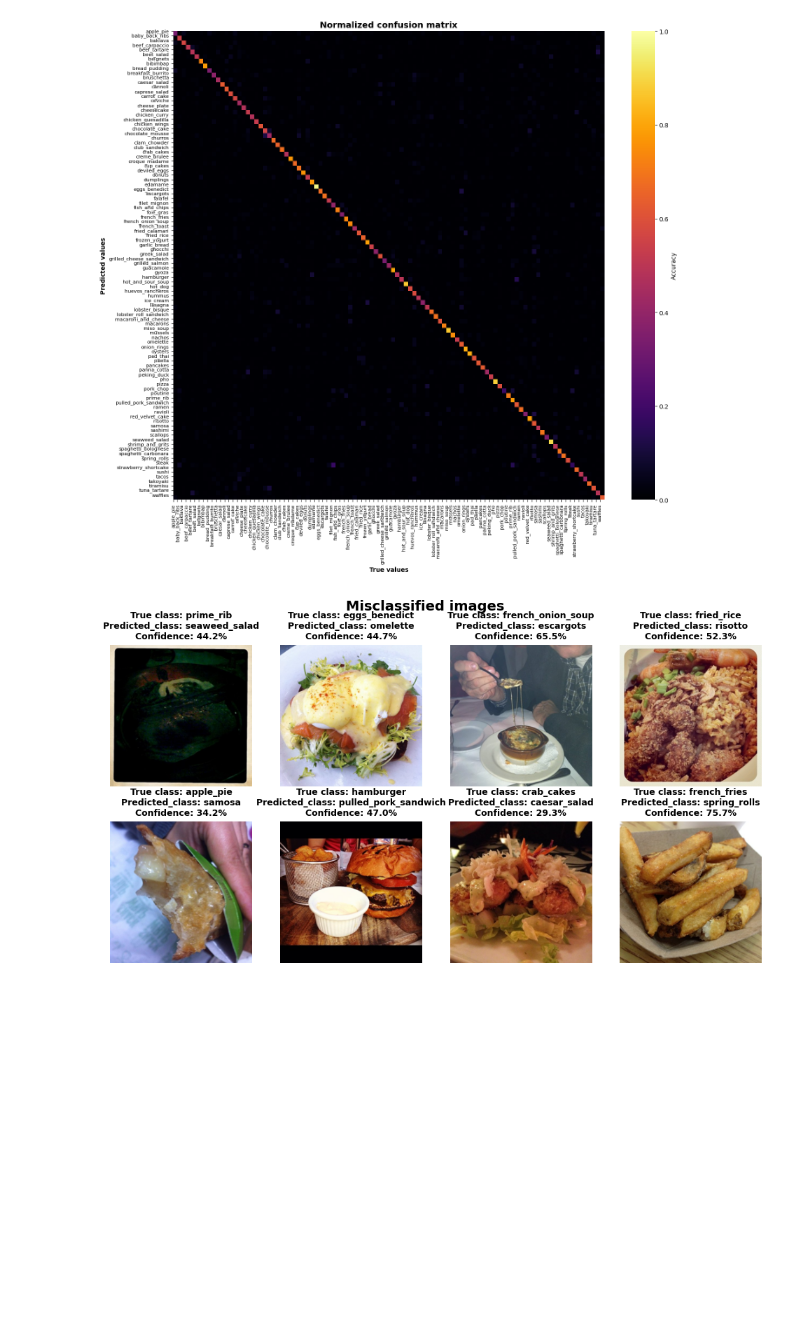
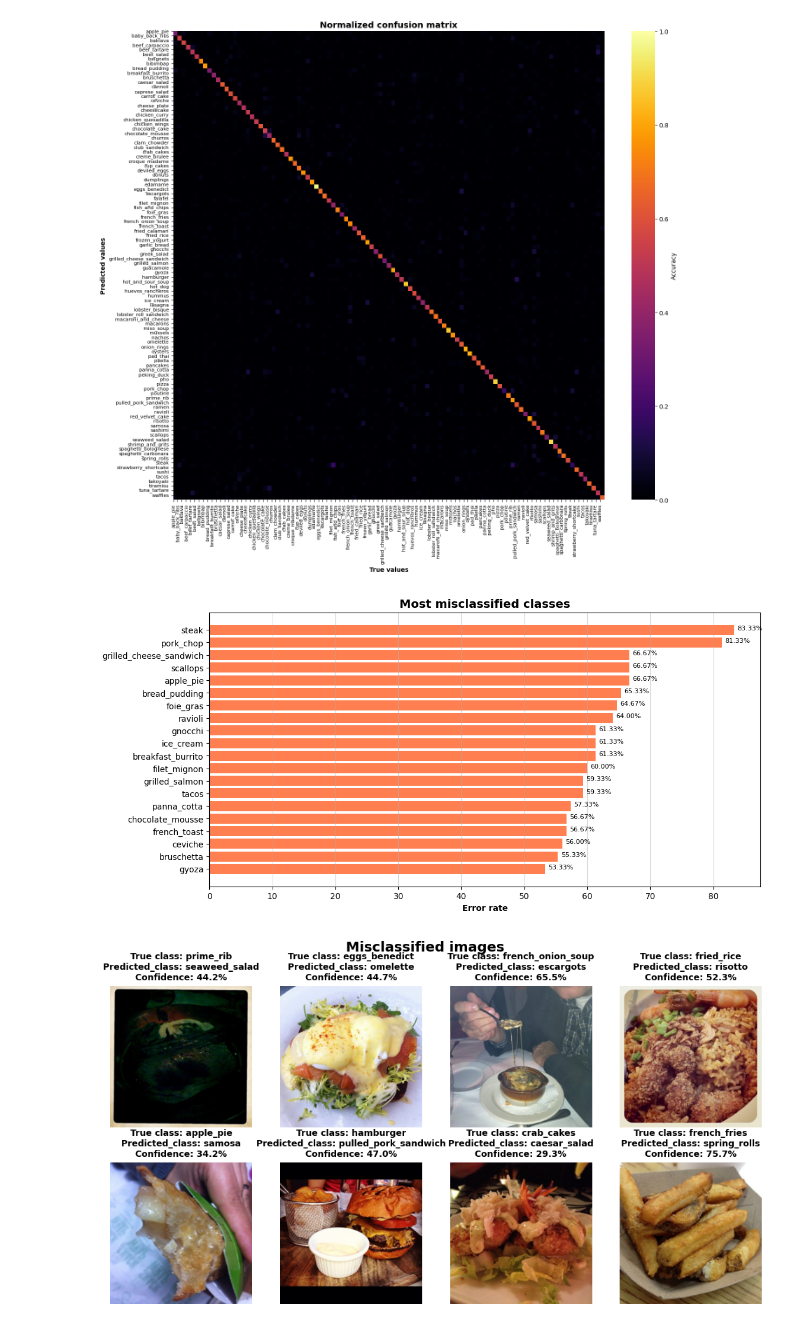
Before and after one commit to mm0narch/me-food, a Jupyter notebook: src/model_training/notebook.ipynb, the cells around one changed output. Drawn from its saved outputs; the diff is of its cells as text; code cells hidden in the pictures; blank space fills up the shorter version.

```diff
--- a/src/model_training/notebook.ipynb
+++ b/src/model_training/notebook.ipynb
@@ -562,9 +562,27 @@ misclassified_df=misclassified_df.sort_values('error_rate', ascending=False)
 
 misclassified_df.to_csv(f'{SAVE_RESULTS_PATH}/misclassified_df.csv', index=False)
 # %%
-fig, ax=plt.subplots(1, 2, figsize=(12, 6))
+fig, ax=plt.subplots(figsize=(12, 6))
 
-top20=misclassified_df.head(20)
+bottom_20=misclassified_df.head(20)
+y_pos=np.arange(len(bottom_20))
+
+bars=ax.barh(y_pos, bottom_20['error_rate']*100, color='coral')
+ax.set_yticks(y_pos)
+ax.set_yticklabels(bottom_20['class_name'], fontsize=10)
+ax.set_xlabel(f'Error rate', fontsize=10, fontweight='bold')
+ax.set_title(f'Most misclassified classes', fontsize=14, fontweight='bold')
+ax.invert_yaxis()
+ax.grid(axis='x', alpha=0.5)
+
+for i, bar in enumerate(bars):
+    width=bar.get_width()
+    ax.text(width+0.5, bar.get_y() + bar.get_height() / 2, f'{width:.2f}%', fontsize=8)
+
+plt.savefig('figures/most_misclassified_classes', dpi=300, bbox_inches='tight')
+plt.show()
+# %% [output]
+[figure, added]
 # %%
 # Misclassified images
 fig, ax=plt.subplots(2, 4, figsize=(12, 6))
```
Also changed, not shown: parts of 1 cell of this notebook, 3 other files.
